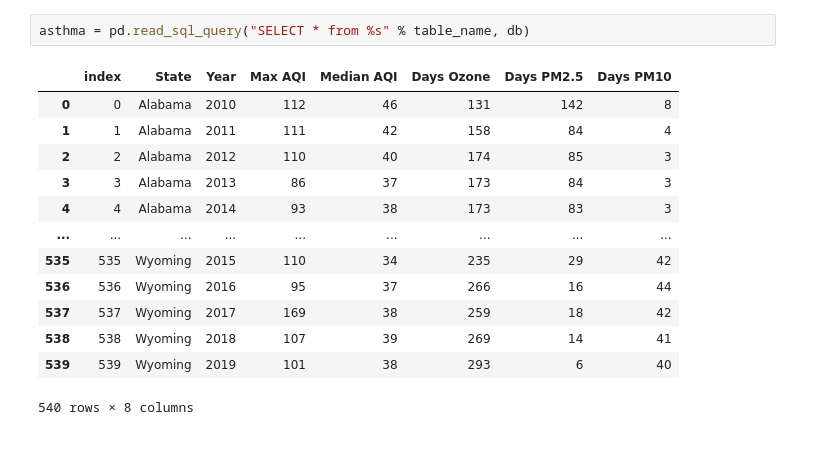
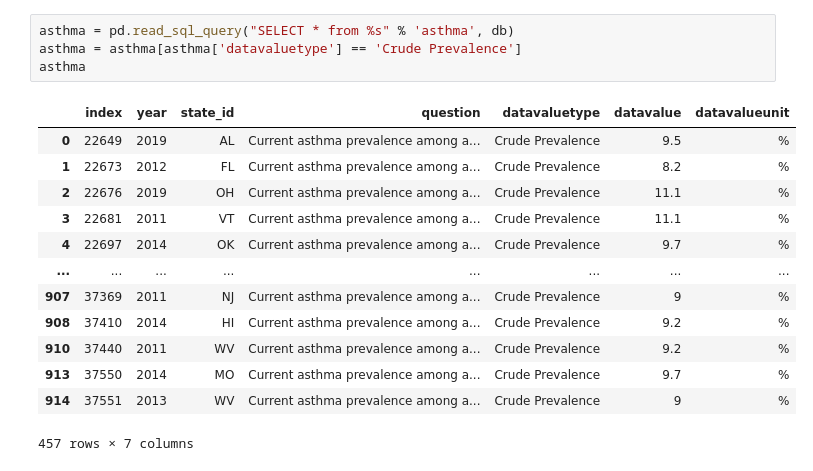
Before and after one commit to giadainnocenti/enviroment-impact-health, a Jupyter notebook: linear_regression.ipynb, the cells around one changed output. Saved outputs shown, nothing was run; the diff lists cells and outputs as text.

```diff
--- a/linear_regression.ipynb
+++ b/linear_regression.ipynb
@@ -12,16 +81,18 @@ print(tables)
 # %%
-asthma = pd.read_sql_query("SELECT * from %s" % table_name, db)
+asthma = pd.read_sql_query("SELECT * from %s" % 'asthma', db)
+asthma = asthma[asthma['datavaluetype'] == 'Crude Prevalence']
+asthma
 # %% [output]
-|  | index | State | Year | Max AQI | Median AQI | Days Ozone | Days PM2.5 | Days PM10 |
-| 0 | 0 | Alabama | 2010 | 112 | 46 | 131 | 142 | 8 |
-| 1 | 1 | Alabama | 2011 | 111 | 42 | 158 | 84 | 4 |
-| 2 | 2 | Alabama | 2012 | 110 | 40 | 174 | 85 | 3 |
-| 3 | 3 | Alabama | 2013 | 86 | 37 | 173 | 84 | 3 |
-| 4 | 4 | Alabama | 2014 | 93 | 38 | 173 | 83 | 3 |
-| ... | ... | ... | ... | ... | ... | ... | ... | ... |
-| 535 | 535 | Wyoming | 2015 | 110 | 34 | 235 | 29 | 42 |
-| 536 | 536 | Wyoming | 2016 | 95 | 37 | 266 | 16 | 44 |
-| 537 | 537 | Wyoming | 2017 | 169 | 38 | 259 | 18 | 42 |
-| 538 | 538 | Wyoming | 2018 | 107 | 39 | 269 | 14 | 41 |
-| 539 | 539 | Wyoming | 2019 | 101 | 38 | 293 | 6 | 40 |
+|  | index | year | state_id | question | datavaluetype | datavalue | datavalueunit |
+| 0 | 22649 | 2019 | AL | Current asthma prevalence among a... | Crude Prevalence | 9.5 | % |
+| 1 | 22673 | 2012 | FL | Current asthma prevalence among a... | Crude Prevalence | 8.2 | % |
+| 2 | 22676 | 2019 | OH | Current asthma prevalence among a... | Crude Prevalence | 11.1 | % |
+| 3 | 22681 | 2011 | VT | Current asthma prevalence among a... | Crude Prevalence | 11.1 | % |
+| 4 | 22697 | 2014 | OK | Current asthma prevalence among a... | Crude Prevalence | 9.7 | % |
+| ... | ... | ... | ... | ... | ... | ... | ... |
+| 907 | 37369 | 2011 | NJ | Current asthma prevalence among a... | Crude Prevalence | 9 | % |
+| 908 | 37410 | 2014 | HI | Current asthma prevalence among a... | Crude Prevalence | 9.2 | % |
+| 910 | 37440 | 2011 | WV | Current asthma prevalence among a... | Crude Prevalence | 9.2 | % |
+| 913 | 37550 | 2014 | MO | Current asthma prevalence among a... | Crude Prevalence | 9.7 | % |
+| 914 | 37551 | 2013 | WV | Current asthma prevalence among a... | Crude Prevalence | 9 | % |
-540 rows × 8 columns
+457 rows × 7 columns
```
Also changed, not shown: parts of 9 cells of this notebook, 3 other files.
